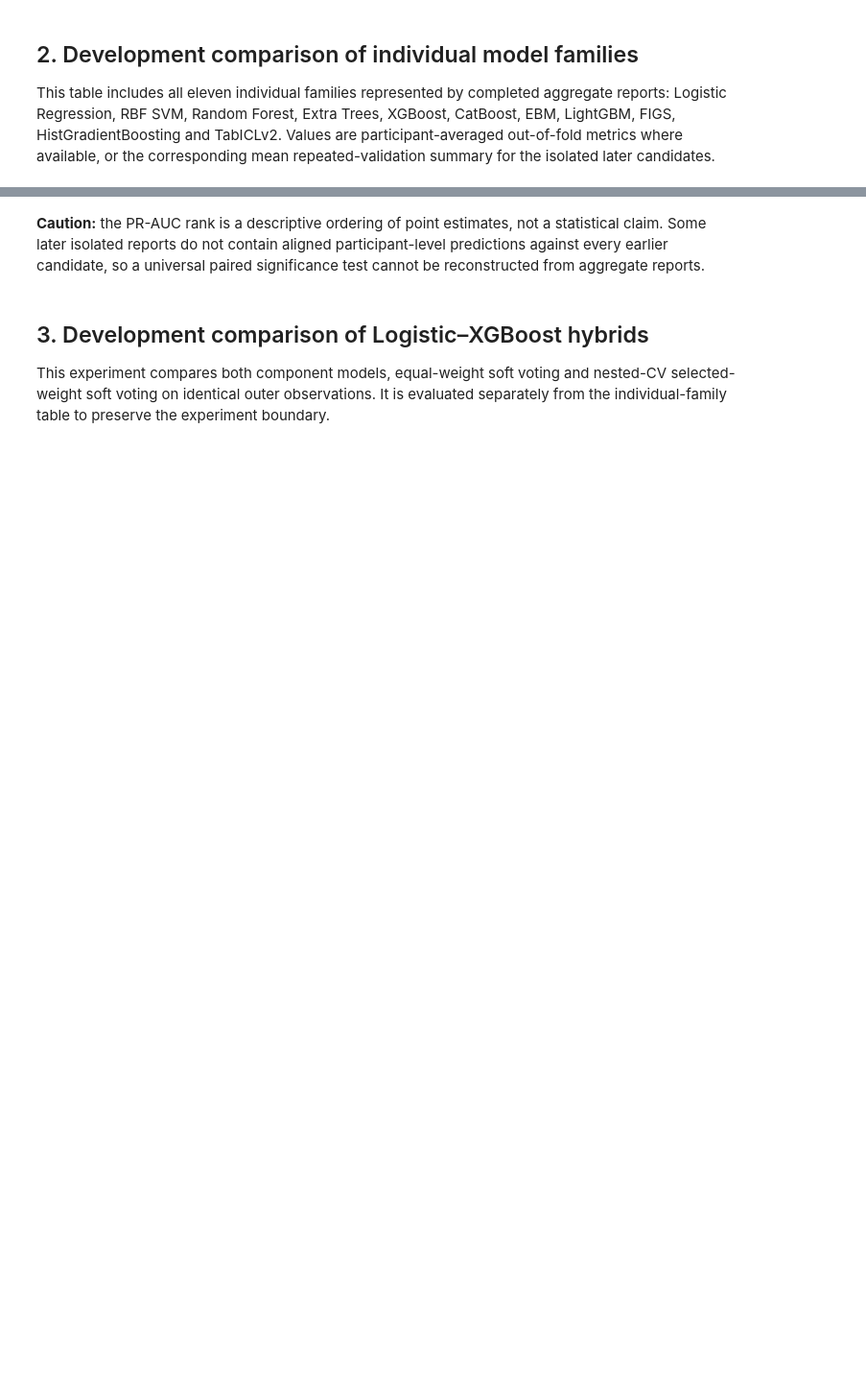
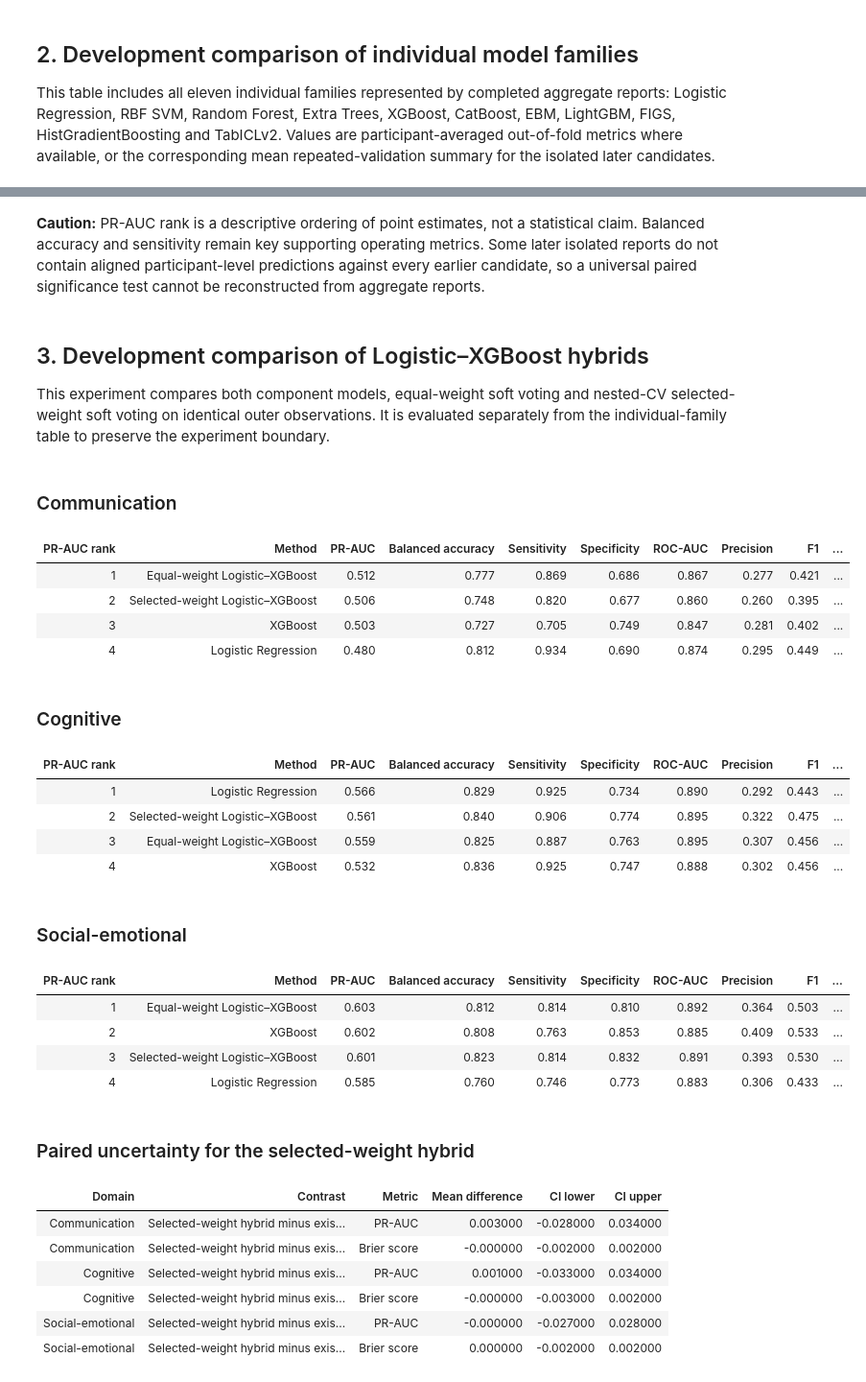
Before and after one commit to JayasankaHirimuthugodage/ResearchComponent, a Jupyter notebook: notebooks/academic-model-results-comparison.ipynb, the cells around one changed output, grey strips where cells are left out. Shown at 96% size. Cells and saved outputs as stored; diff of their text form; code cells hidden in the pictures; blank space fills up the shorter version.

```diff
--- a/notebooks/academic-model-results-comparison.ipynb
+++ b/notebooks/academic-model-results-comparison.ipynb
@@ -128,5 +188,5 @@ plt.show()
 # %% [markdown]
-**Caution:** the PR-AUC rank is a descriptive ordering of point estimates, not a statistical claim. Some later isolated reports do not contain aligned participant-level predictions against every earlier candidate, so a universal paired significance test cannot be reconstructed from aggregate reports.
+**Caution:** PR-AUC rank is a descriptive ordering of point estimates, not a statistical claim. Balanced accuracy and sensitivity remain key supporting operating metrics. Some later isolated reports do not contain aligned participant-level predictions against every earlier candidate, so a universal paired significance test cannot be reconstructed from aggregate reports.
 # %% [markdown]
 ## 3. Development comparison of Logistic–XGBoost hybrids
 
@@ -134,21 +194,55 @@ This experiment compares both component models, equal-weight soft voting and nes
 # %%
 hybrid_report = load_report('development-hybrid-model-comparison-report.json')
 hybrid_names = {
     'logistic_l2_balanced': 'Logistic Regression',
     'xgboost_regularized_balanced': 'XGBoost',
     'equal_weight_soft_voting': 'Equal-weight Logistic–XGBoost',
     'selected_weight_soft_voting': 'Selected-weight Logistic–XGBoost',
 }
 hybrid_rows, hybrid_ci_rows = [], []
 for target, domain in DOMAINS.items():
     result = hybrid_report['domains'][target]
     for key, method in result['methods'].items():
         metrics = method['averaged_oof_metrics']
         hybrid_rows.append({'Domain': domain, 'Method': hybrid_names[key], **{m: metrics[m] for m in METRICS}})
     uncertainty = result['paired_uncertainty_selected_hybrid_vs_existing_reference']['differences']
     for metric, values in uncertainty.items():
         hybrid_ci_rows.append({'Domain': domain, 'Contrast': 'Selected-weight hybrid minus existing selected model', 'Metric': DISPLAY_METRICS.get(metric, metric), 'Mean difference': values['mean'], 'CI lower': values['confidence_interval_95'][0], 'CI upper': values['confidence_interval_95'][1]})
 
 hybrid_development = pd.DataFrame(hybrid_rows).rename(columns=DISPLAY_METRICS)
-display(hybrid_development.round(3))
-display(pd.DataFrame(hybrid_ci_rows).round(3))
+hybrid_development['PR-AUC rank'] = hybrid_development.groupby('Domain')['PR-AUC'].rank(method='min', ascending=False).astype(int)
+hybrid_development = hybrid_development.sort_values(['Domain', 'PR-AUC rank', 'Method'])
+hybrid_columns = ['PR-AUC rank', 'Method', 'PR-AUC', 'Balanced accuracy', 'Sensitivity', 'Specificity', 'ROC-AUC', 'Precision', 'F1', 'Brier score']
+for domain in DOMAINS.values():
+    display(Markdown(f'### {domain}'))
+    table = hybrid_development.loc[hybrid_development['Domain'] == domain, hybrid_columns]
+    display(table.round(3).style.hide(axis='index').format({metric: '{:.3f}' for metric in DISPLAY_METRICS.values()}))
+display(Markdown('### Paired uncertainty for the selected-weight hybrid'))
+display(pd.DataFrame(hybrid_ci_rows).round(3).style.hide(axis='index'))
+# %% [output]
+### Communication
+| PR-AUC rank | Method | PR-AUC | Balanced accuracy | Sensitivity | Specificity | ROC-AUC | Precision | F1 | ... |
+| 1 | Equal-weight Logistic–XGBoost | 0.512 | 0.777 | 0.869 | 0.686 | 0.867 | 0.277 | 0.421 | ... |
+| 2 | Selected-weight Logistic–XGBoost | 0.506 | 0.748 | 0.820 | 0.677 | 0.860 | 0.260 | 0.395 | ... |
+| 3 | XGBoost | 0.503 | 0.727 | 0.705 | 0.749 | 0.847 | 0.281 | 0.402 | ... |
+| 4 | Logistic Regression | 0.480 | 0.812 | 0.934 | 0.690 | 0.874 | 0.295 | 0.449 | ... |
+### Cognitive
+| PR-AUC rank | Method | PR-AUC | Balanced accuracy | Sensitivity | Specificity | ROC-AUC | Precision | F1 | ... |
+| 1 | Logistic Regression | 0.566 | 0.829 | 0.925 | 0.734 | 0.890 | 0.292 | 0.443 | ... |
+| 2 | Selected-weight Logistic–XGBoost | 0.561 | 0.840 | 0.906 | 0.774 | 0.895 | 0.322 | 0.475 | ... |
+| 3 | Equal-weight Logistic–XGBoost | 0.559 | 0.825 | 0.887 | 0.763 | 0.895 | 0.307 | 0.456 | ... |
+| 4 | XGBoost | 0.532 | 0.836 | 0.925 | 0.747 | 0.888 | 0.302 | 0.456 | ... |
+### Social-emotional
+| PR-AUC rank | Method | PR-AUC | Balanced accuracy | Sensitivity | Specificity | ROC-AUC | Precision | F1 | ... |
+| 1 | Equal-weight Logistic–XGBoost | 0.603 | 0.812 | 0.814 | 0.810 | 0.892 | 0.364 | 0.503 | ... |
+| 2 | XGBoost | 0.602 | 0.808 | 0.763 | 0.853 | 0.885 | 0.409 | 0.533 | ... |
+| 3 | Selected-weight Logistic–XGBoost | 0.601 | 0.823 | 0.814 | 0.832 | 0.891 | 0.393 | 0.530 | ... |
+| 4 | Logistic Regression | 0.585 | 0.760 | 0.746 | 0.773 | 0.883 | 0.306 | 0.433 | ... |
+### Paired uncertainty for the selected-weight hybrid
+| Domain | Contrast | Metric | Mean difference | CI lower | CI upper |
+| Communication | Selected-weight hybrid minus exis... | PR-AUC | 0.003000 | -0.028000 | 0.034000 |
+| Communication | Selected-weight hybrid minus exis... | Brier score | -0.000000 | -0.002000 | 0.002000 |
+| Cognitive | Selected-weight hybrid minus exis... | PR-AUC | 0.001000 | -0.033000 | 0.034000 |
+| Cognitive | Selected-weight hybrid minus exis... | Brier score | -0.000000 | -0.003000 | 0.002000 |
+| Social-emotional | Selected-weight hybrid minus exis... | PR-AUC | -0.000000 | -0.027000 | 0.028000 |
+| Social-emotional | Selected-weight hybrid minus exis... | Brier score | 0.000000 | -0.002000 | 0.002000 |
```
Also changed, not shown: parts of 12 cells of this notebook.
